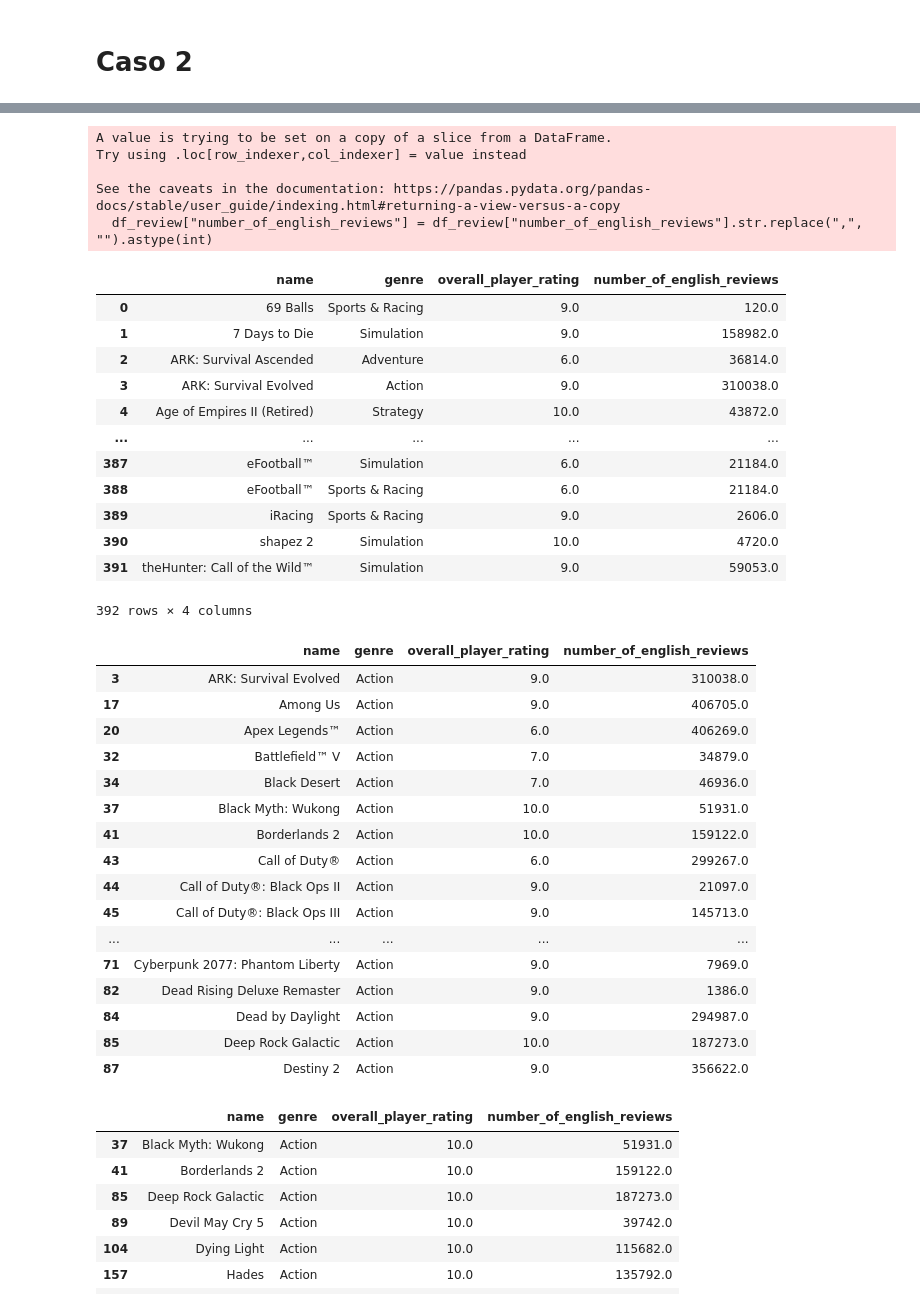
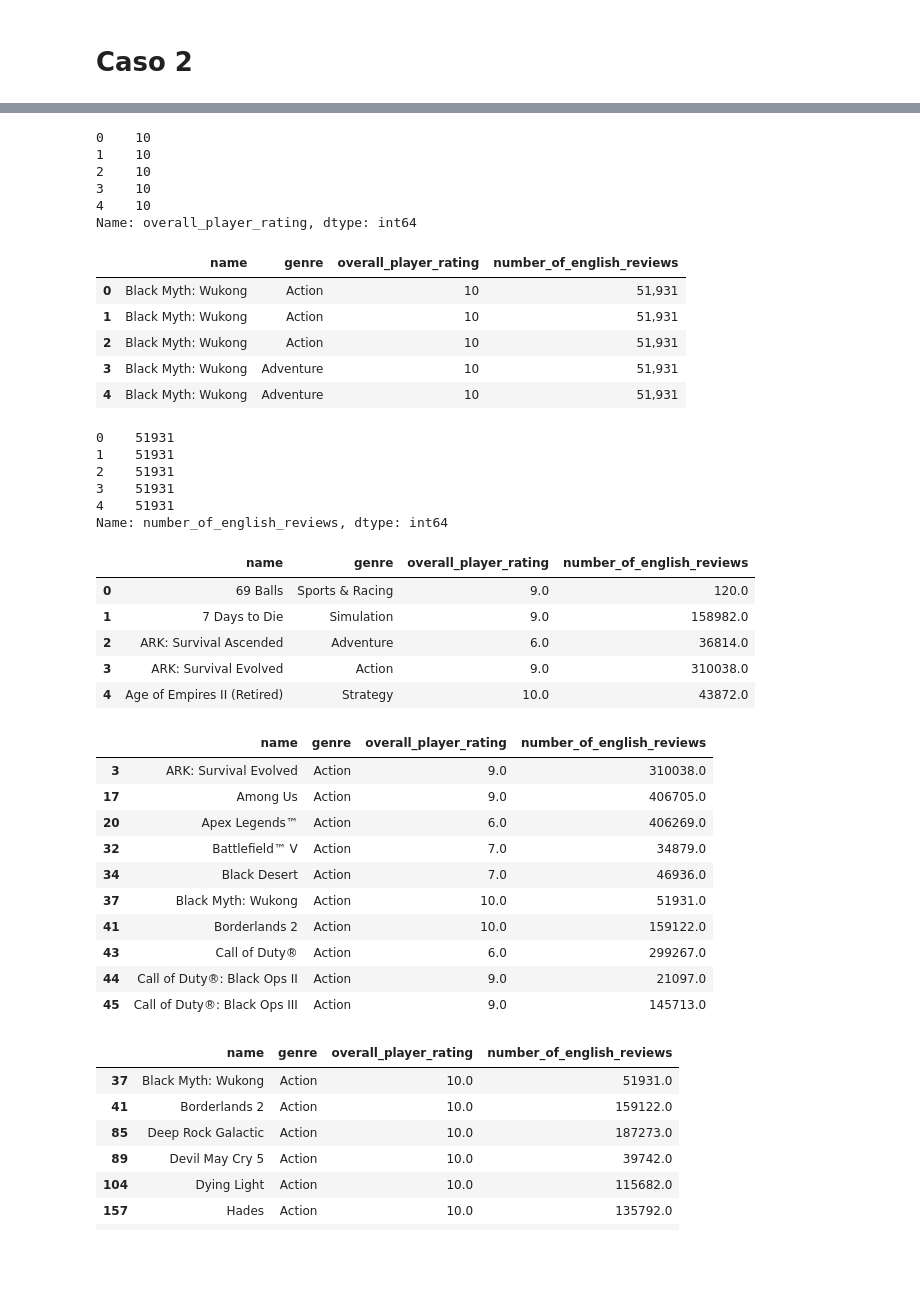
Before and after one commit to Ivan-BV/laboratorio-modulo09-leccion05-sistemas-recomendacion, a Jupyter notebook: modulo09-leccion05-sistemas-recomendacion-LABORATORIO.ipynb, the cells around one changed output, grey strips where cells are left out. Drawn from its saved outputs; the diff is of its cells as text; code cells hidden in the pictures; blank space fills up the shorter version.

```diff
--- a/modulo09-leccion05-sistemas-recomendacion-LABORATORIO.ipynb
+++ b/modulo09-leccion05-sistemas-recomendacion-LABORATORIO.ipynb
@@ -328,38 +265,49 @@ steam_ratings = {
     "Overwhelmingly Negative": 1
 }
 # %%
-df_mergeado['overall_player_rating'] = df_mergeado['overall_player_rating'].map(steam_ratings).fillna(6).astype(int)
+df_mergeado["overall_player_rating"] = df_mergeado["overall_player_rating"].map(steam_ratings).fillna(6).astype(int)
+df_mergeado["overall_player_rating"].head(5)
+# %% [output]
+0    10
+1    10
+2    10
+3    10
+4    10
+Name: overall_player_rating, dtype: int64
 # %%
 df_review = df_mergeado[["name", "genre", "overall_player_rating", "number_of_english_reviews"]]
+df_review.head(5)
+# %% [output]
+|  | name | genre | overall_player_rating | number_of_english_reviews |
+| 0 | Black Myth: Wukong | Action | 10 | 51,931 |
+| 1 | Black Myth: Wukong | Action | 10 | 51,931 |
+| 2 | Black Myth: Wukong | Action | 10 | 51,931 |
+| 3 | Black Myth: Wukong | Adventure | 10 | 51,931 |
+| 4 | Black Myth: Wukong | Adventure | 10 | 51,931 |
 # %%
 df_review["number_of_english_reviews"] = df_review["number_of_english_reviews"].str.replace(",", "").astype(int)
+df_review["number_of_english_reviews"].head()
 # %% [output]
-A value is trying to be set on a copy of a slice from a DataFrame.
-Try using .loc[row_indexer,col_indexer] = value instead
-
-See the caveats in the documentation: https://pandas.pydata.org/pandas-docs/stable/user_guide/indexing.html#returning-a-view-versus-a-copy
-  df_review["number_of_english_reviews"] = df_review["number_of_english_reviews"].str.replace(",", "").astype(int)
+0    51931
+1    51931
+2    51931
+3    51931
+4    51931
+Name: number_of_english_reviews, dtype: int64
 # %%
 df_review_agrupado = df_review.groupby(["name", "genre"])[["overall_player_rating", "number_of_english_reviews"]].median()
 df_review_agrupado.reset_index(inplace=True)
-df_review_agrupado
+df_review_agrupado.head(5)
 # %% [output]
 |  | name | genre | overall_player_rating | number_of_english_reviews |
 | 0 | 69 Balls | Sports & Racing | 9.0 | 120.0 |
 | 1 | 7 Days to Die | Simulation | 9.0 | 158982.0 |
 | 2 | ARK: Survival Ascended | Adventure | 6.0 | 36814.0 |
 | 3 | ARK: Survival Evolved | Action | 9.0 | 310038.0 |
 | 4 | Age of Empires II (Retired) | Strategy | 10.0 | 43872.0 |
-| ... | ... | ... | ... | ... |
-| 387 | eFootball™ | Simulation | 6.0 | 21184.0 |
-| 388 | eFootball™ | Sports & Racing | 6.0 | 21184.0 |
-| 389 | iRacing | Sports & Racing | 9.0 | 2606.0 |
-| 390 | shapez 2 | Simulation | 10.0 | 4720.0 |
-| 391 | theHunter: Call of the Wild™ | Simulation | 9.0 | 59053.0 |
-392 rows × 4 columns
 # %%
 df_recomendaciones = df_review_agrupado[df_review_agrupado["genre"] == "Action"]
-df_recomendaciones[0:20]
+df_recomendaciones[:10]
 # %% [output]
 |  | name | genre | overall_player_rating | number_of_english_reviews |
 | 3 | ARK: Survival Evolved | Action | 9.0 | 310038.0 |
@@ -372,12 +320,6 @@ df_recomendaciones[0:20]
 | 43 | Call of Duty® | Action | 6.0 | 299267.0 |
 | 44 | Call of Duty®: Black Ops II | Action | 9.0 | 21097.0 |
 | 45 | Call of Duty®: Black Ops III | Action | 9.0 | 145713.0 |
-| ... | ... | ... | ... | ... |
-| 71 | Cyberpunk 2077: Phantom Liberty | Action | 9.0 | 7969.0 |
-| 82 | Dead Rising Deluxe Remaster | Action | 9.0 | 1386.0 |
-| 84 | Dead by Daylight | Action | 9.0 | 294987.0 |
-| 85 | Deep Rock Galactic | Action | 10.0 | 187273.0 |
-| 87 | Destiny 2 | Action | 9.0 | 356622.0 |
 # %%
 genero = "Action"
 calificacion = 9
```
Also changed, not shown: parts of 17 cells of this notebook.
